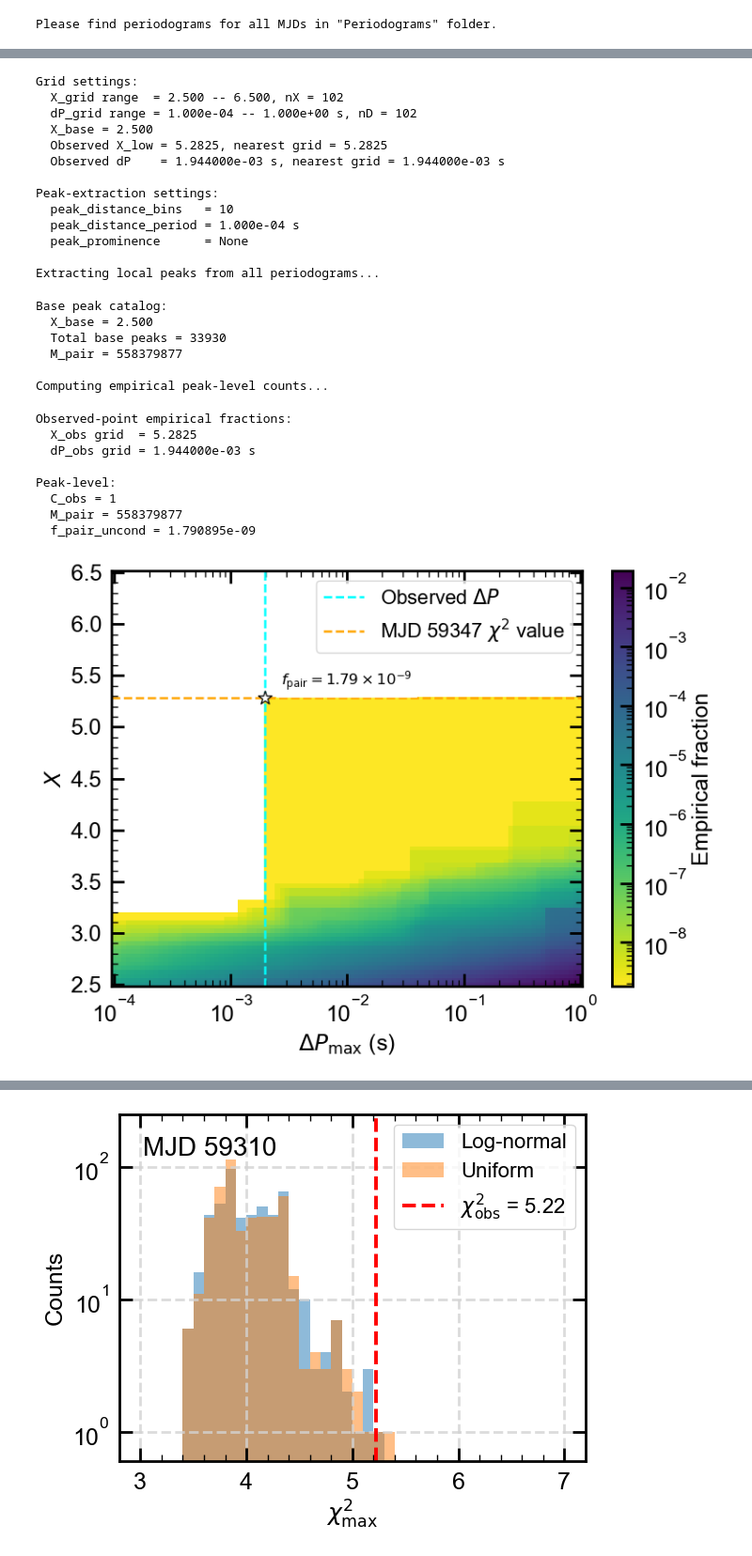
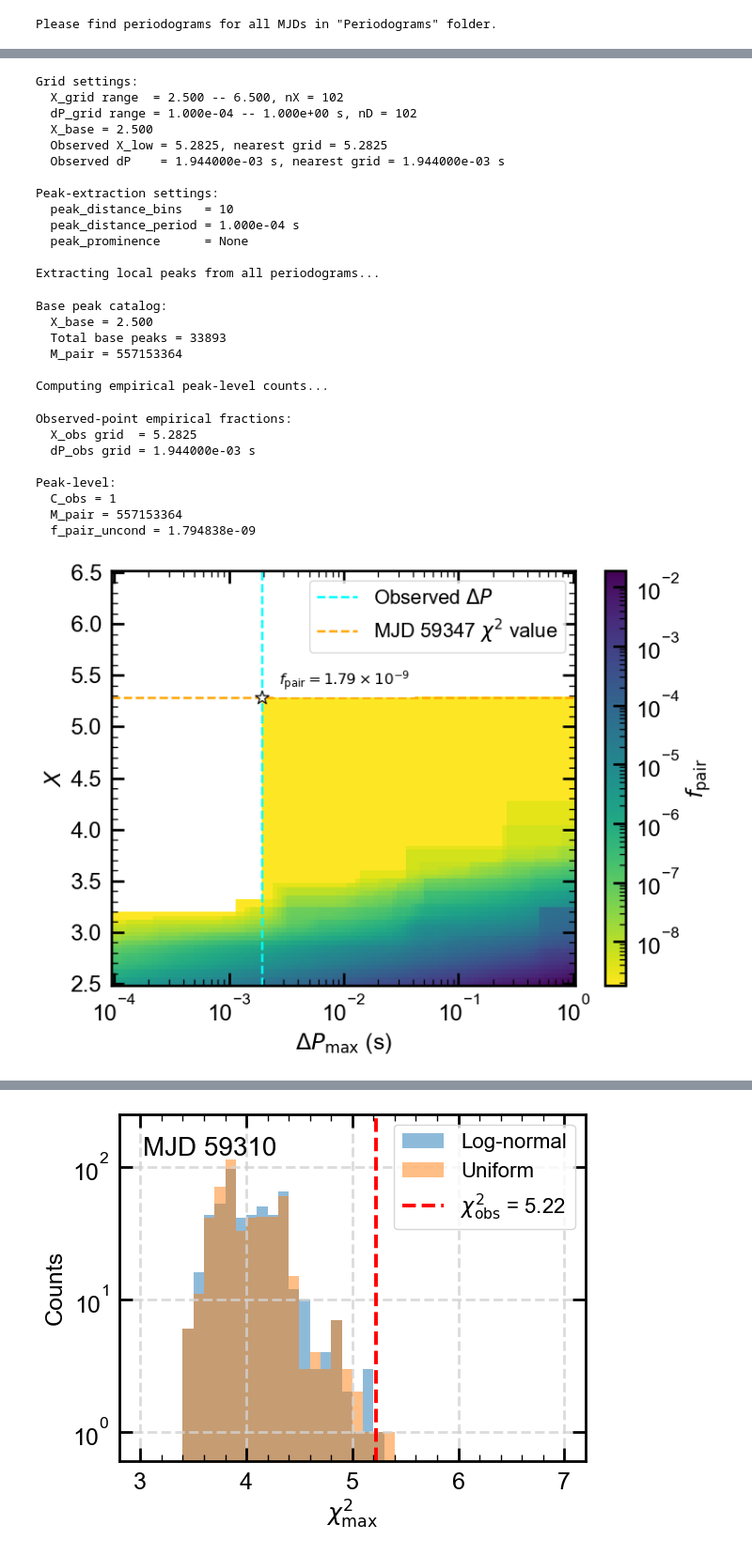
Before and after one commit to C-v-ke/searchforFRBperiodindepth, a Jupyter notebook: Plotting_Supplementary_Figures.ipynb, the cells around one changed output, grey strips where cells are left out. Shown at 94% size. Cells and saved outputs as stored; diff of their text form; code cells hidden in the pictures.

```diff
--- a/Plotting_Supplementary_Figures.ipynb
+++ b/Plotting_Supplementary_Figures.ipynb
@@ -86,20 +86,20 @@ def Xreaddata(path, col_indices, new_col_names, startrow=0):
     df = df.reset_index(drop=True)
     return df_0, df
 
-b_fast1=Xreaddata('Data\\20201124A\\Burst_Table\\FAST#1.csv',
+b_fast1=Xreaddata('Data/20201124A/Burst_Table/FAST#1.csv',
             [0,2,6,4],['t','s','w','f'],
             startrow=0)
 
-b_fast2=Xreaddata('Data\\20201124A\\Burst_Table\\FAST#2.csv',
+b_fast2=Xreaddata('Data/20201124A/Burst_Table/FAST#2.csv',
             [2,5,4,7],['t','s','w','f'],
             startrow=2)
 b_fast2[1]['s']=b_fast2[1]['s']/1000
 
-b_ugmrt=Xreaddata('Data\\20201124A\\Burst_Table\\uGMRT.csv',
+b_ugmrt=Xreaddata('Data/20201124A/Burst_Table/uGMRT.csv',
             [1,4,2,5],['t','s','w','f'],
             startrow=0)
 
-b_effelsberg=Xreaddata('Data\\20201124A\\Burst_Table\\Effelsberg.csv',
+b_effelsberg=Xreaddata('Data/20201124A/Burst_Table/Effelsberg.csv',
             [1,5,3,7],['t','s','w','f'],
             startrow=0)
 # %%
@@ -231,7 +382,7 @@ def segmented_search_chi2(b_ss, day, ps, pe, step, bins_num, threshold):
 # %%
-# Plot periodograms (Supplementary Figure 1
+# Plot periodograms (Supplementary Figure 2)
 b_ss=burstverify_anyday(b_fast1, nummin=1,dnum=1,sep=0)
-pf='Periodograms\\'
+pf='Periodograms/'
 for i in tqdm.tqdm(range(45)):
     ps=0.1
     pe=100
@@ -576,5 +727,5 @@ Global range: [0.04444444552063942, 6.0480146408081055]
 # %%
-# Plot Supplementary Figure 3
+# Plot Supplementary Figure 4
 # Quantitative analysis of periodograms
 
 
@@ -876,7 +1027,7 @@ mesh = plt.pcolormesh(
 
 plt.xscale('log')
 cbar = plt.colorbar(mesh)
-cbar.set_label('Empirical fraction')
+cbar.set_label('$f_{\\rm pair}$')
 plt.axvline(dP_obs, color='cyan', ls='--', lw=1.8, label='Observed $\\Delta P$')
 plt.axhline(X_obs_low, color='orange', ls='--', lw=1.8, label='MJD 59347 $\\chi^2$ value')
 
@@ -904,35 +1055,35 @@ plt.text(
 
 plt.xlabel('$\\Delta P_{\\max}$ (s)')
 plt.ylabel('$X$')
 plt.grid()
 plt.tight_layout()
 plt.show()
 # %% [output]
 Grid settings:
   X_grid range  = 2.500 -- 6.500, nX = 102
   dP_grid range = 1.000e-04 -- 1.000e+00 s, nD = 102
   X_base = 2.500
   Observed X_low = 5.2825, nearest grid = 5.2825
   Observed dP    = 1.944000e-03 s, nearest grid = 1.944000e-03 s
 
 Peak-extraction settings:
   peak_distance_bins   = 10
   peak_distance_period = 1.000e-04 s
   peak_prominence      = None
 
 Extracting local peaks from all periodograms...
 Base peak catalog:
   X_base = 2.500
-  Total base peaks = 33930
-  M_pair = 558379877
+  Total base peaks = 33893
+  M_pair = 557153364
 
 Computing empirical peak-level counts...
 Observed-point empirical fractions:
   X_obs grid  = 5.2825
   dP_obs grid = 1.944000e-03 s
 
 Peak-level:
   C_obs = 1
-  M_pair = 558379877
-  f_pair_uncond = 1.790895e-09
+  M_pair = 557153364
+  f_pair_uncond = 1.794838e-09
-[figure, old version]
+[figure, new version]
```
Also changed, not shown: parts of 8 cells of this notebook, 11 other files.
